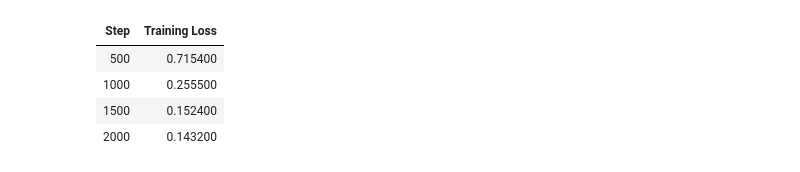
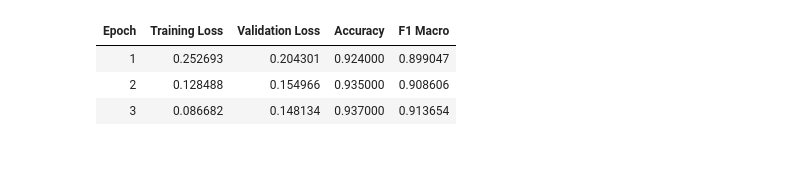
Before and after one commit to Karl4321/aie-student-template, a Jupyter notebook: homeworks/HW13/HW13.ipynb, the cells around one changed output. Saved outputs shown, nothing was run; the diff lists cells and outputs as text; code cells hidden in the pictures.

```diff
--- a/homeworks/HW13/HW13.ipynb
+++ b/homeworks/HW13/HW13.ipynb
@@ -92,15 +31,0 @@ Label: 0
-# %%
-# Выбор модели и токенизатора
-MODEL_NAME = 'distilbert-base-uncased'
-tokenizer = AutoTokenizer.from_pretrained(MODEL_NAME)
-
-# Примеры для токенизации
-examples = [dataset['train'][i]['text'] for i in range(5)]
-
-for text in examples:
-    print(f"\nТекст: {text}")
-    encoded = tokenizer(text, padding='max_length', truncation=True, max_length=16)
-    print("Tokens:", tokenizer.convert_ids_to_tokens(encoded['input_ids']))
-    print("input_ids:", encoded['input_ids'])
-    print("attention_mask:", encoded['attention_mask'])
-    print("Special tokens mask:", tokenizer.get_special_tokens_mask(encoded['input_ids'], already_has_special_tokens=True))
@@ -165,43 +157,58 @@ Device set to use cpu
 # %%
-# Токенизация датасета для обучения
-from transformers import DataCollatorWithPadding
-
-def tokenize_function(example):
-    return tokenizer(example['text'], truncation=True)
+def tokenize_function(examples):
+    return tokenizer(examples["text"], truncation=True, max_length=128)
 
 tokenized_datasets = dataset.map(tokenize_function, batched=True)
-data_collator = DataCollatorWithPadding(tokenizer=tokenizer)
+tokenized_datasets = tokenized_datasets.remove_columns(["text"])
+tokenized_datasets = tokenized_datasets.rename_column("label", "labels")
+tokenized_datasets.set_format("torch", columns=["input_ids", "attention_mask", "labels"])
 
-# Подготовка модели для обучения
-model = AutoModelForSequenceClassification.from_pretrained(MODEL_NAME, num_labels=len(dataset['train'].features['label'].names)).to(device)
+# Загрузка модели для классификации
+num_labels = len(dataset["train"].features["label"].names)
+id2label = {i: label for i, label in enumerate(dataset["train"].features["label"].names)}
+label2id = {label: i for i, label in id2label.items()}
 
-# TrainingArguments и Trainer
-training_args = TrainingArguments(
-    output_dir='/results',
-    learning_rate=2e-5,
-    per_device_train_batch_size=16,
-    per_device_eval_batch_size=16,
-    num_train_epochs=2,
-    weight_decay=0.01,
-    seed=SEED,
+model = AutoModelForSequenceClassification.from_pretrained(
+    model_checkpoint,
+    num_labels=num_labels,
+    id2label=id2label,
+    label2id=label2id
 )
+model.to(device)
 
+# Метрики
 def compute_metrics(eval_pred):
     logits, labels = eval_pred
-    preds = logits.argmax(axis=-1)
-    acc = accuracy_score(labels, preds)
-    f1 = f1_score(labels, preds, average='macro')
-    return {'accuracy': acc, 'f1_macro': f1}
+    predictions = np.argmax(logits, axis=-1)
+    acc = accuracy_score(labels, predictions)
+    f1 = f1_score(labels, predictions, average="macro")
+    return {"accuracy": acc, "f1_macro": f1}
+
+# Аргументы обучения
+training_args = TrainingArguments(
+    output_dir="./results_emotion",
+    eval_strategy="epoch",
+    save_strategy="epoch",
+    learning_rate=2e-5,
+    per_device_train_batch_size=32,
+    per_device_eval_batch_size=64,
+    num_train_epochs=3,
+    weight_decay=0.01,
+    load_best_model_at_end=True,
+    metric_for_best_model="f1_macro",
+    logging_steps=50,
+    report_to="none",
+)
 
 trainer = Trainer(
     model=model,
     args=training_args,
-    train_dataset=tokenized_datasets['train'],
-    eval_dataset=tokenized_datasets['validation'],
-    tokenizer=tokenizer,
-    data_collator=data_collator,
+    train_dataset=tokenized_datasets["train"],
+    eval_dataset=tokenized_datasets["validation"],
+    processing_class=tokenizer,
     compute_metrics=compute_metrics,
 )
 
+# Обучение
 trainer.train()
 # %% [output]
@@ -211,5 +232,4 @@ You should probably TRAIN this model on a down-stream task to be able to use it
-| Step | Training Loss |
-| 500 | 0.715400 |
-| 1000 | 0.255500 |
-| 1500 | 0.152400 |
-| 2000 | 0.143200 |
+| Epoch | Training Loss | Validation Loss | Accuracy | F1 Macro |
+| 1 | 0.252693 | 0.204301 | 0.924000 | 0.899047 |
+| 2 | 0.128488 | 0.154966 | 0.935000 | 0.908606 |
+| 3 | 0.086682 | 0.148134 | 0.937000 | 0.913654 |
```
Also changed, not shown: parts of 18 cells of this notebook, 3 other files.
